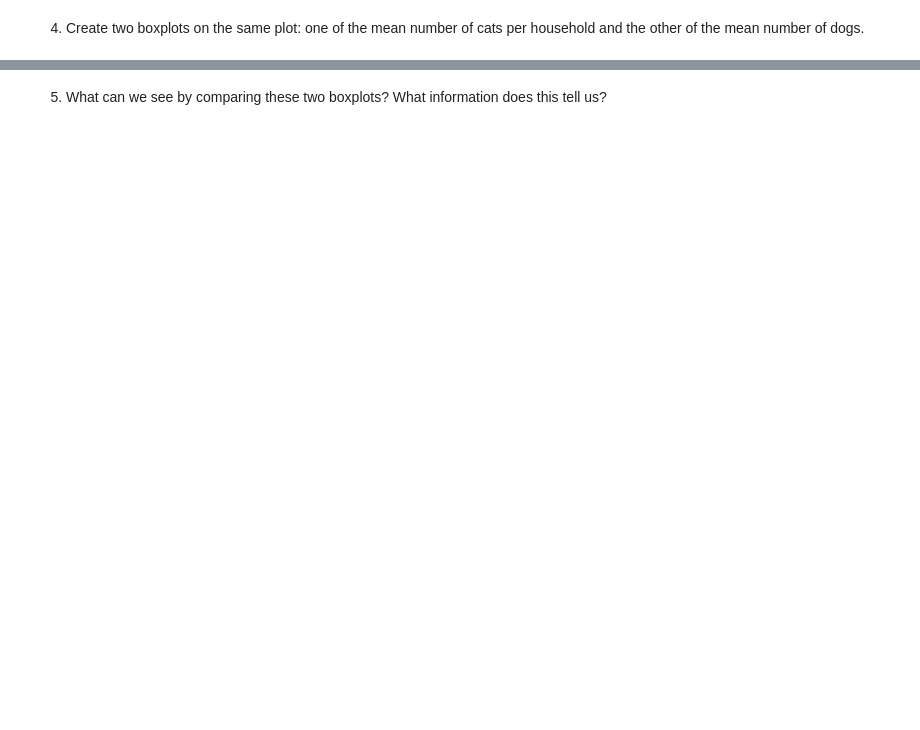
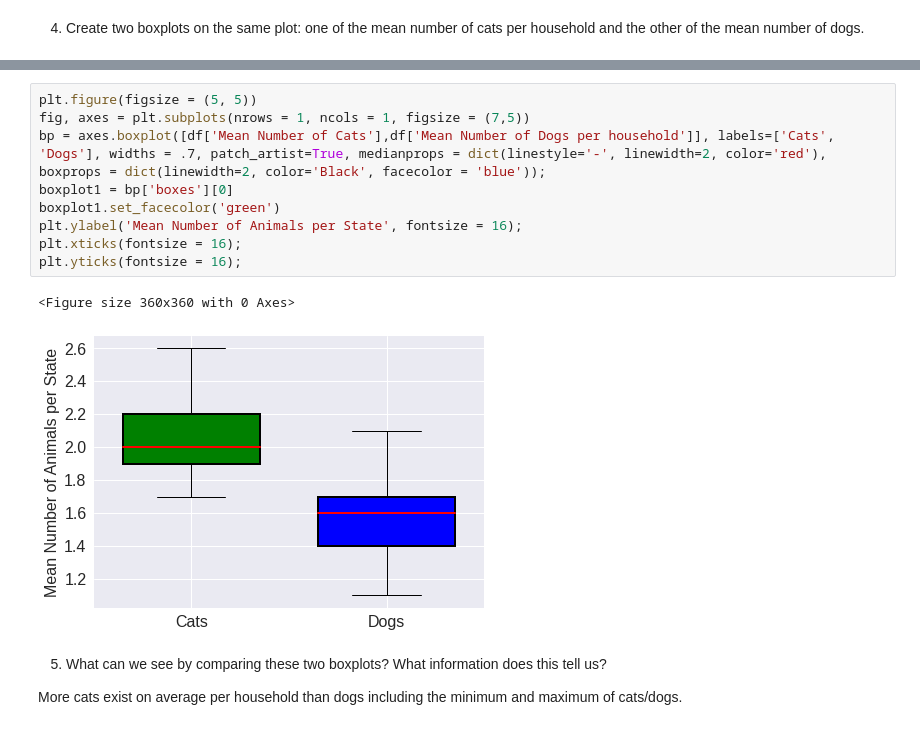
Before and after one commit to PaletteofDesign/histograms-boxplots-exercise, a Jupyter notebook: histograms_&_boxplots_exercise_.ipynb, the cells around one changed output, grey strips where cells are left out. Drawn from its saved outputs; the diff is of its cells as text; blank space fills up the shorter version.

```diff
--- a/histograms_&_boxplots_exercise_.ipynb
+++ b/histograms_&_boxplots_exercise_.ipynb
@@ -50,2 +68,17 @@ sns.boxplot('Mean Number of Cats', data=df), sns.boxplot('Mean Number of Dogs pe
+# %%
+plt.figure(figsize = (5, 5))
+fig, axes = plt.subplots(nrows = 1, ncols = 1, figsize = (7,5))
+bp = axes.boxplot([df['Mean Number of Cats'],df['Mean Number of Dogs per household']], labels=['Cats', 'Dogs'], widths = .7, patch_artist=True, medianprops = dict(linestyle='-', linewidth=2, color='red'),
+boxprops = dict(linewidth=2, color='Black', facecolor = 'blue'));
+boxplot1 = bp['boxes'][0]
+boxplot1.set_facecolor('green')
+plt.ylabel('Mean Number of Animals per State', fontsize = 16);
+plt.xticks(fontsize = 16);
+plt.yticks(fontsize = 16);
+# %% [output]
+<Figure size 360x360 with 0 Axes>
+[figure, added]
 # %% [markdown]
 5. What can we see by comparing these two boxplots? What information does this tell us?
+
+More cats exist on average per household than dogs including the minimum and maximum of cats/dogs.
```
Also changed, not shown: parts of 6 cells of this notebook.
